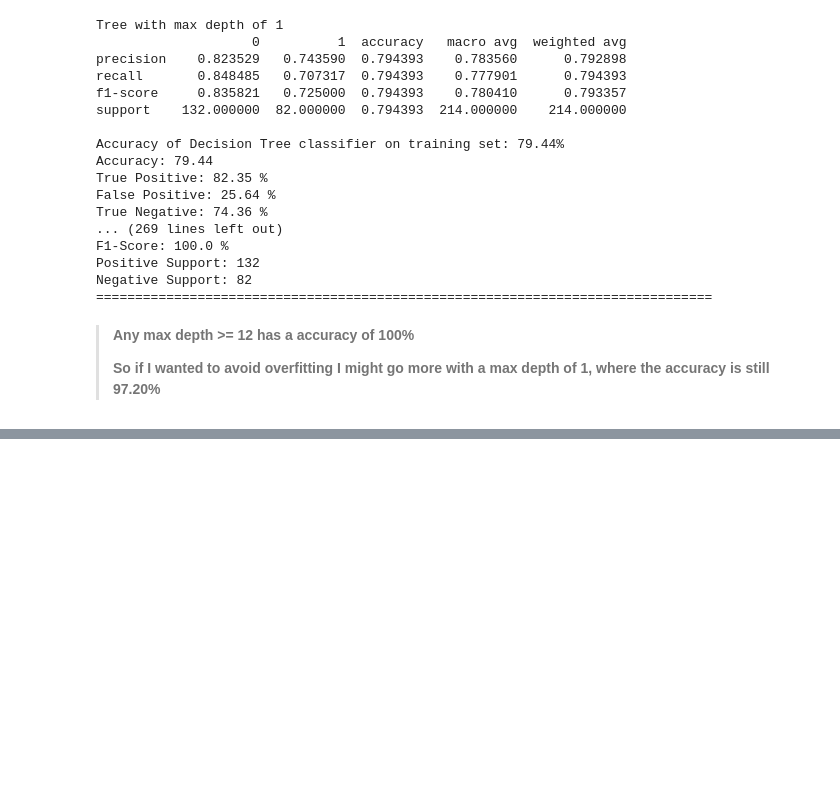
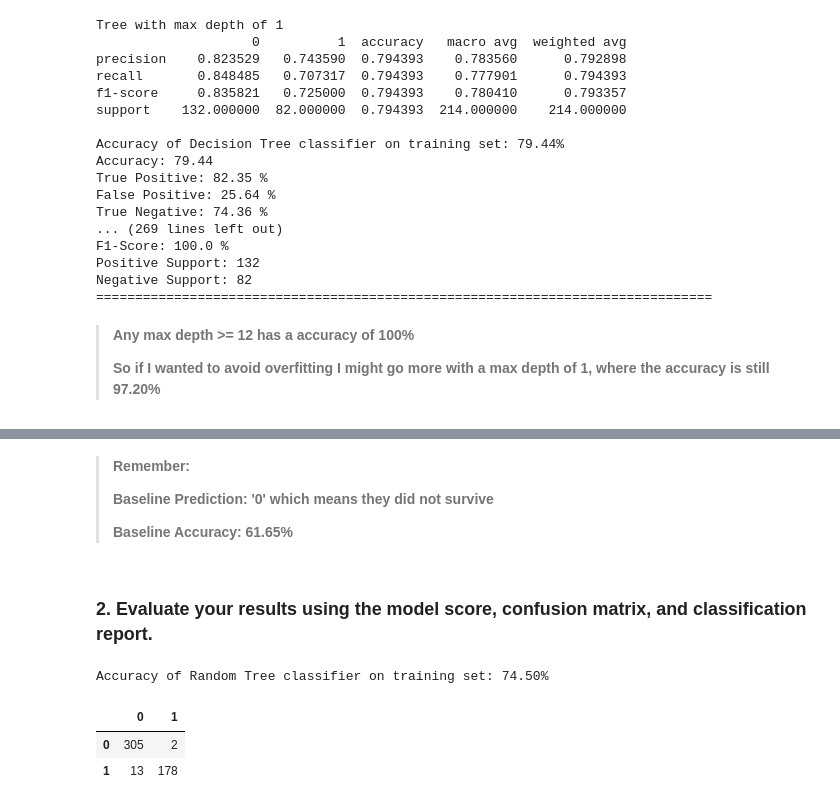
Before and after one commit to JeanetteSchulz/classification-exercises, a Jupyter notebook: model.ipynb, the cells around one changed output, grey strips where cells are left out. Saved outputs shown, nothing was run; the diff lists cells and outputs as text; code cells hidden in the pictures; blank space fills up the shorter version.

```diff
--- a/model.ipynb
+++ b/model.ipynb
@@ -422,0 +430,6 @@ Negative Support: 82
+# %% [markdown]
+> <b>Remember:</b>
+>
+> <b>Baseline Prediction: '0' which means they did not survive</b>
+>
+> <b>Baseline Accuracy: 61.65%<b/>
@@ -422,0 +457,15 @@ Negative Support: 82
+# %% [markdown]
+### 2. Evaluate your results using the model score, confusion matrix, and classification report.
+# %%
+# Evaluate the Model
+print('Accuracy of Random Tree classifier on training set: {:.2f}%'
+      .format(classifier.score(X_train, y_train) * 100 ))
+# %% [output]
+Accuracy of Random Tree classifier on training set: 74.50%
+# %%
+# Confusion Matrix
+pd.DataFrame(confusion_matrix(y_train, y_predictions))
+# %% [output]
+|  | 0 | 1 |
+| 0 | 305 | 2 |
+| 1 | 13 | 178 |
```
Also changed, not shown: parts of 16 cells of this notebook.
